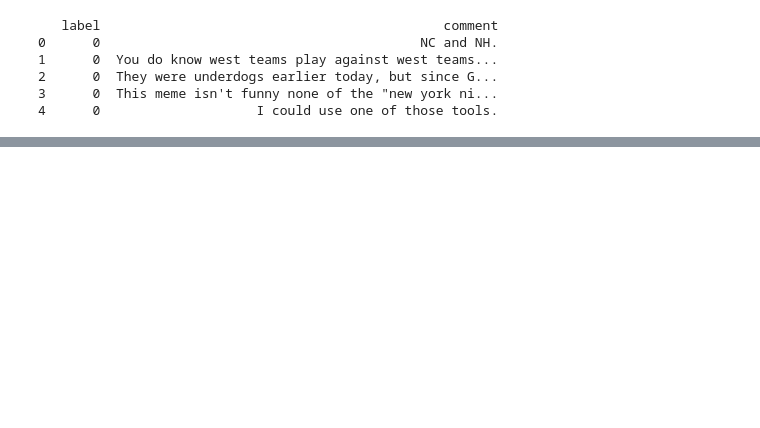
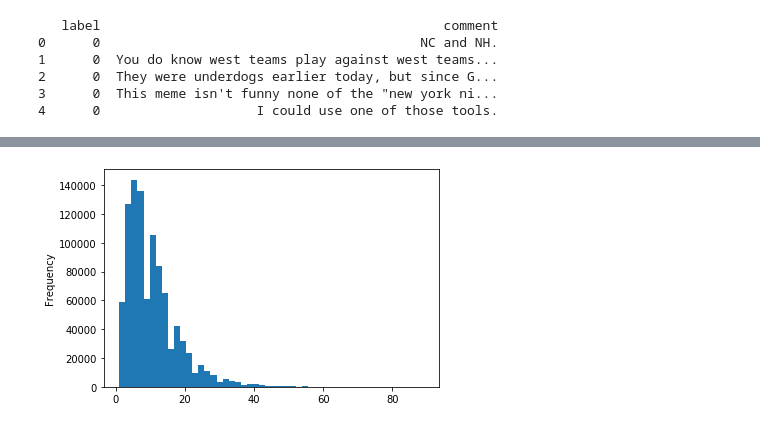
Before and after one commit to succculent/CAIS_Fall2019_FinalProject, a Jupyter notebook: sarcasm.ipynb, the cells around one changed output, grey strips where cells are left out. Cells and saved outputs as stored; diff of their text form; code cells hidden in the pictures; blank space fills up the shorter version.

```diff
--- a/sarcasm.ipynb
+++ b/sarcasm.ipynb
@@ -21,0 +44,7 @@ comments = [i.split(' ') for i in comments if isinstance(i, str)]
+# %%
+train_df['words'] = train_df['comment'].str.split().apply(len)
+ax = train_df['words'].plot.hist(bins=50)
+train_df = train_df[train_df['words'] >= 2]
+train_df = train_df[train_df['words'] <= 30]
+# %% [output]
+[figure, added]
```
Also changed, not shown: parts of 18 cells of this notebook.
